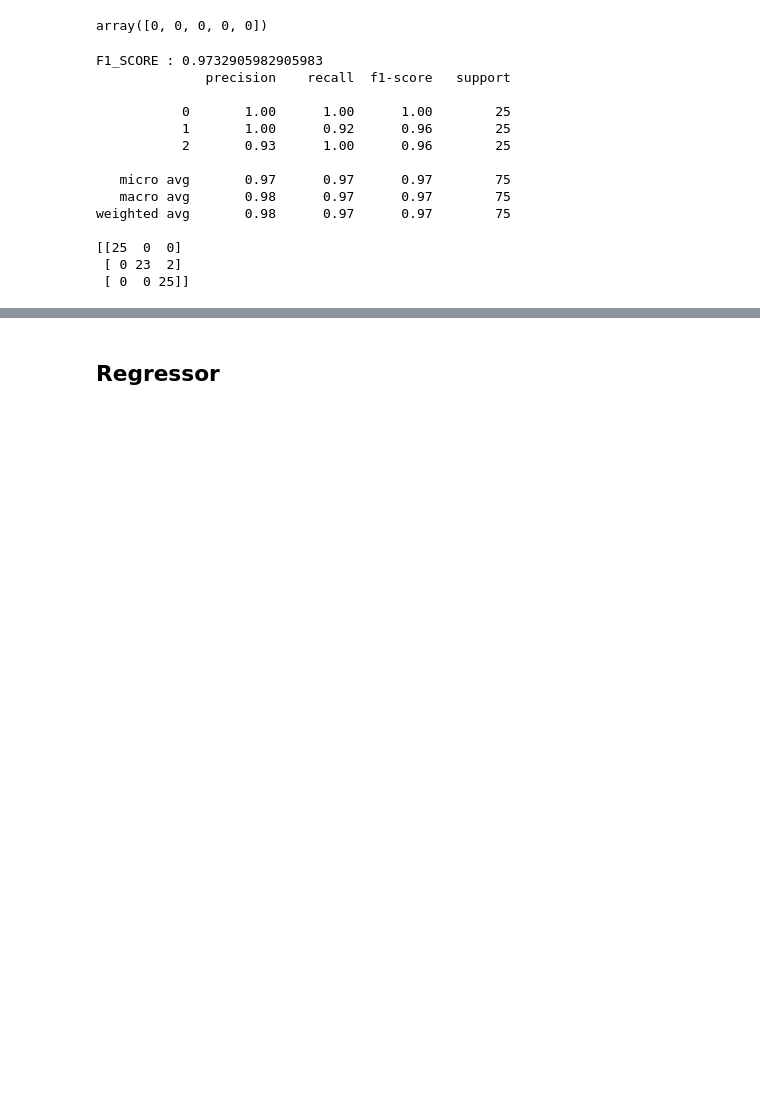
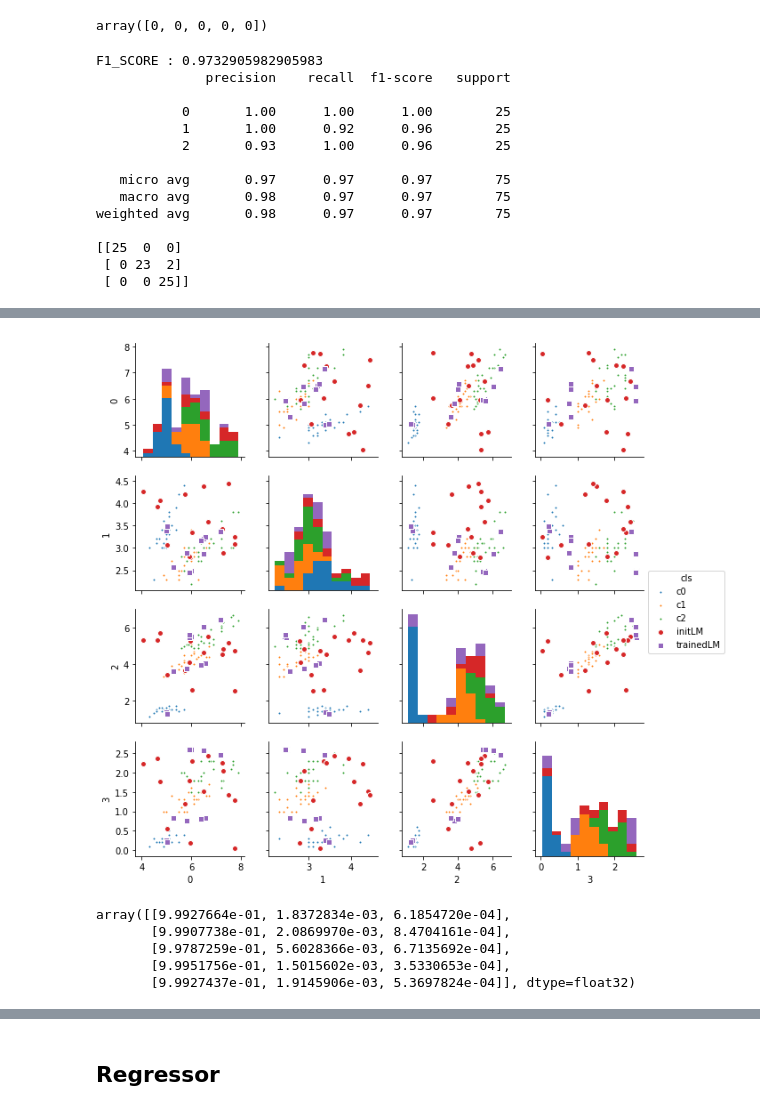
Before and after one commit to darecophoenixx/wordroid.sblo.jp, a Jupyter notebook: demo/gkernel/RBFClassifier/dev_001-iris.ipynb, the cells around one changed output, grey strips where cells are left out. Drawn from its saved outputs; the diff is of its cells as text; code cells hidden in the pictures; blank space fills up the shorter version.

```diff
--- a/demo/gkernel/RBFClassifier/dev_001-iris.ipynb
+++ b/demo/gkernel/RBFClassifier/dev_001-iris.ipynb
@@ -1269,0 +1364,3 @@ weighted avg       0.97      0.97      0.97        75
+# %%
+lm = clf.current_lm()
+lm
@@ -1269,0 +1383,16 @@ weighted avg       0.97      0.97      0.97        75
+# %%
+df = pd.DataFrame(np.r_[xtrain, init_lm, lm])
+df['cls'] = ['c'+str(ee) for ee in np.argmax(ytrain, axis=1)] + ['initLM']*init_lm.shape[0] + ['trainedLM']*lm.shape[0]
+df.head()
+
+fig = sns.pairplot(df, markers=['.']*3+['o','s'], hue='cls', size=2.2, diag_kind='hist')
+# %% [output]
+[figure, added]
+# %%
+clf.predict_proba(xtrain)[:5]
+# %% [output]
+array([[9.9927664e-01, 1.8372834e-03, 6.1854720e-04],
+       [9.9907738e-01, 2.0869970e-03, 8.4704161e-04],
+       [9.9787259e-01, 5.6028366e-03, 6.7135692e-04],
+       [9.9951756e-01, 1.5015602e-03, 3.5330653e-04],
+       [9.9927437e-01, 1.9145906e-03, 5.3697824e-04]], dtype=float32)
```
Also changed, not shown: parts of 91 cells of this notebook.
